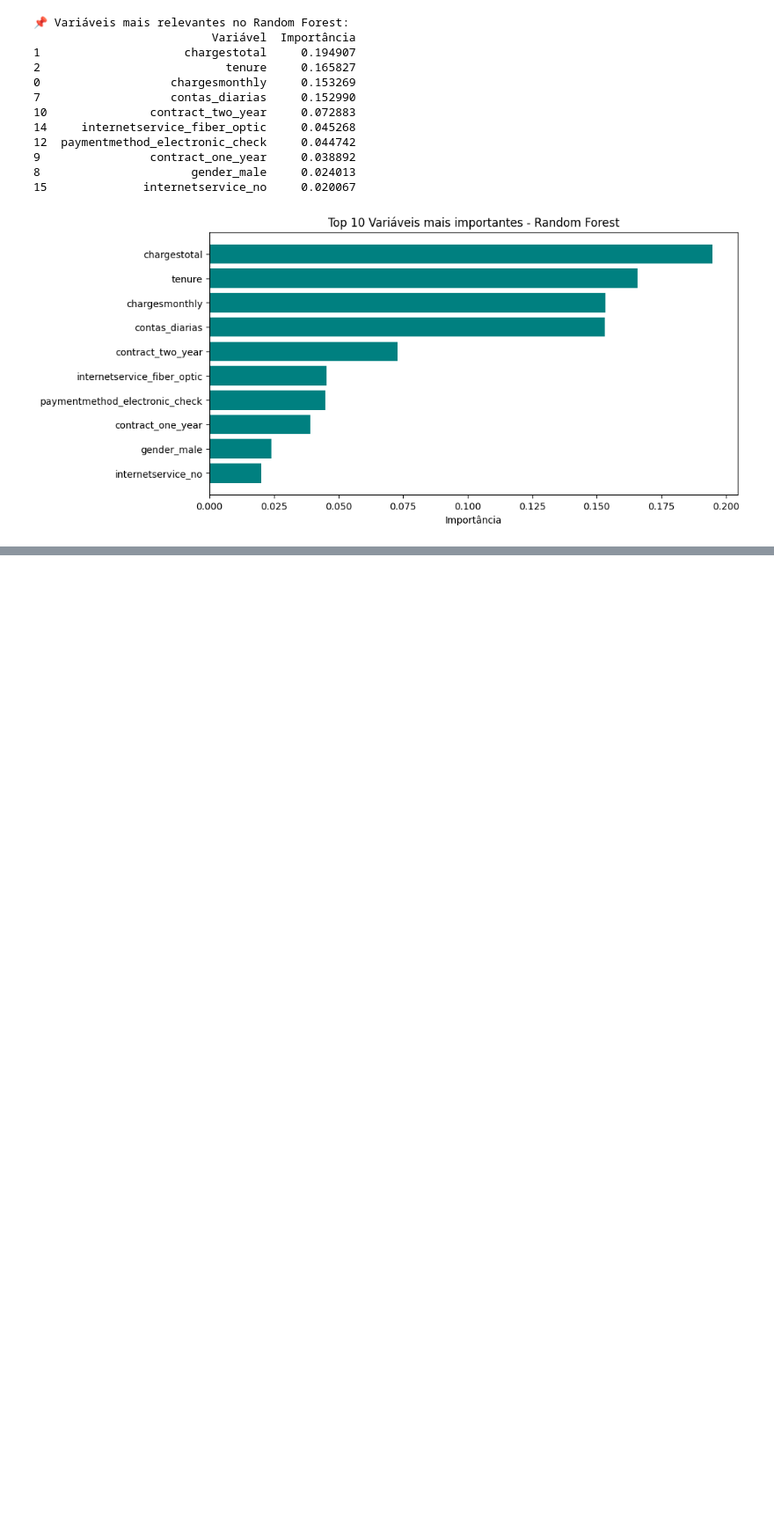
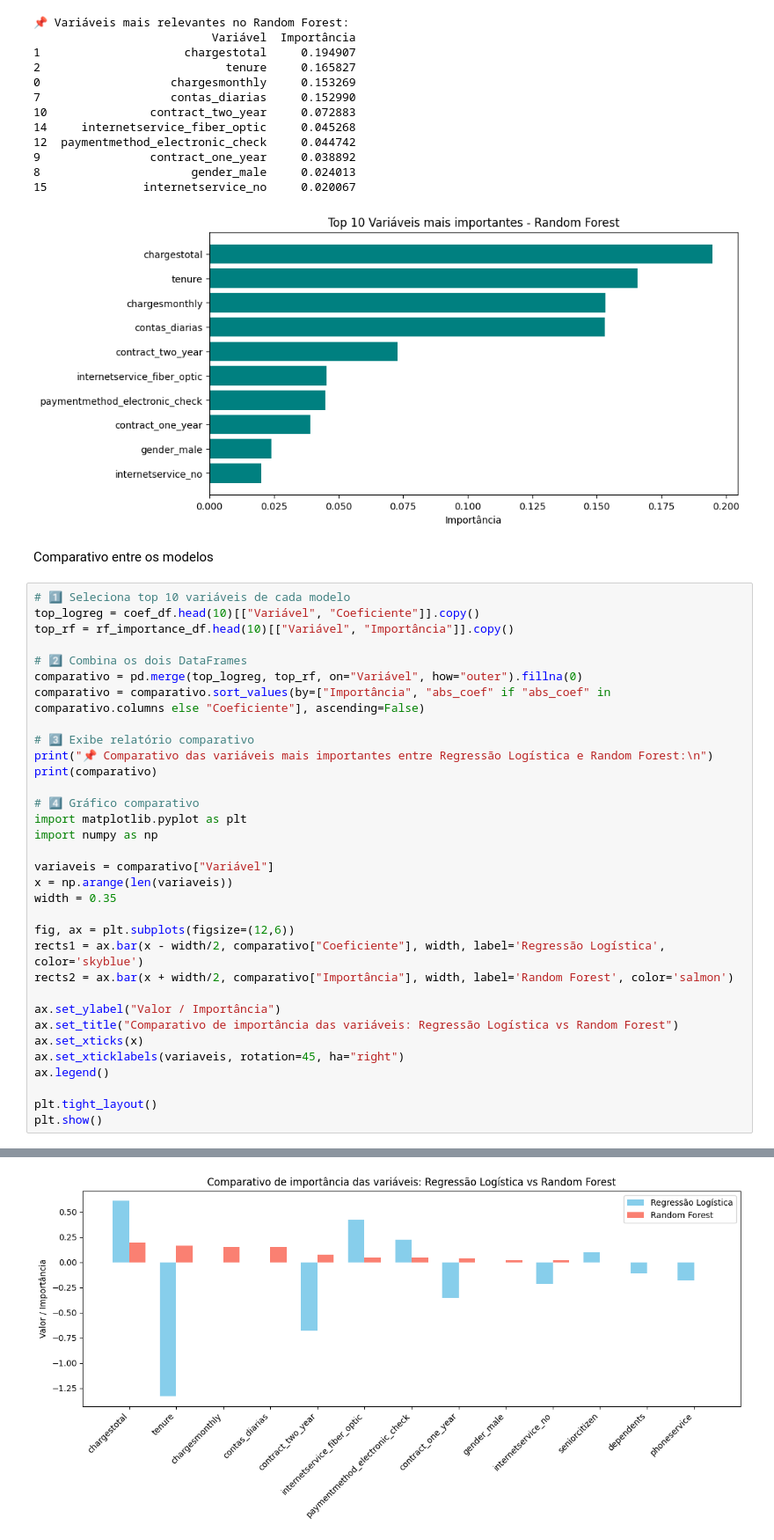
Before and after one commit to TyrGunllod/TELECOMX_ML, a Jupyter notebook: telecomx_ml.ipynb, the cells around one changed output, grey strips where cells are left out. Shown: that part at 88% size. Drawn from its saved outputs; the diff is of its cells as text; blank space fills up the shorter version.

```diff
--- a/telecomx_ml.ipynb
+++ b/telecomx_ml.ipynb
@@ -447,3 +449,39 @@ plt.show()
 8                      gender_male     0.024013
 15              internetservice_no     0.020067
 [figure]
+# %% [markdown]
+Comparativo entre os modelos
+# %%
+# 1️⃣ Seleciona top 10 variáveis de cada modelo
+top_logreg = coef_df.head(10)[["Variável", "Coeficiente"]].copy()
+top_rf = rf_importance_df.head(10)[["Variável", "Importância"]].copy()
+
+# 2️⃣ Combina os dois DataFrames
+comparativo = pd.merge(top_logreg, top_rf, on="Variável", how="outer").fillna(0)
+comparativo = comparativo.sort_values(by=["Importância", "abs_coef" if "abs_coef" in comparativo.columns else "Coeficiente"], ascending=False)
+
+# 3️⃣ Exibe relatório comparativo
+print("📌 Comparativo das variáveis mais importantes entre Regressão Logística e Random Forest:\n")
+print(comparativo)
+
+# 4️⃣ Gráfico comparativo
+import matplotlib.pyplot as plt
+import numpy as np
+
+variaveis = comparativo["Variável"]
+x = np.arange(len(variaveis))
+width = 0.35
+
+fig, ax = plt.subplots(figsize=(12,6))
+rects1 = ax.bar(x - width/2, comparativo["Coeficiente"], width, label='Regressão Logística', color='skyblue')
+rects2 = ax.bar(x + width/2, comparativo["Importância"], width, label='Random Forest', color='salmon')
+
+ax.set_ylabel("Valor / Importância")
+ax.set_title("Comparativo de importância das variáveis: Regressão Logística vs Random Forest")
+ax.set_xticks(x)
+ax.set_xticklabels(variaveis, rotation=45, ha="right")
+ax.legend()
+
+plt.tight_layout()
+plt.show()
+# %% [output]
@@ -449,0 +504 @@ plt.show()
+[figure, added]
```
Also changed, not shown: parts of 7 cells of this notebook.
